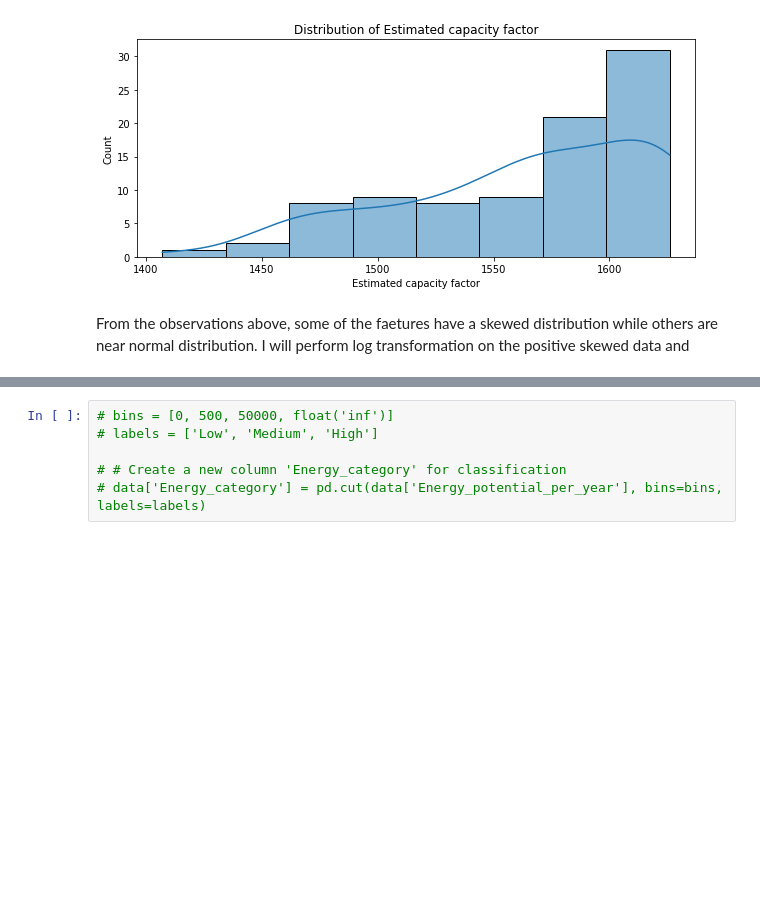
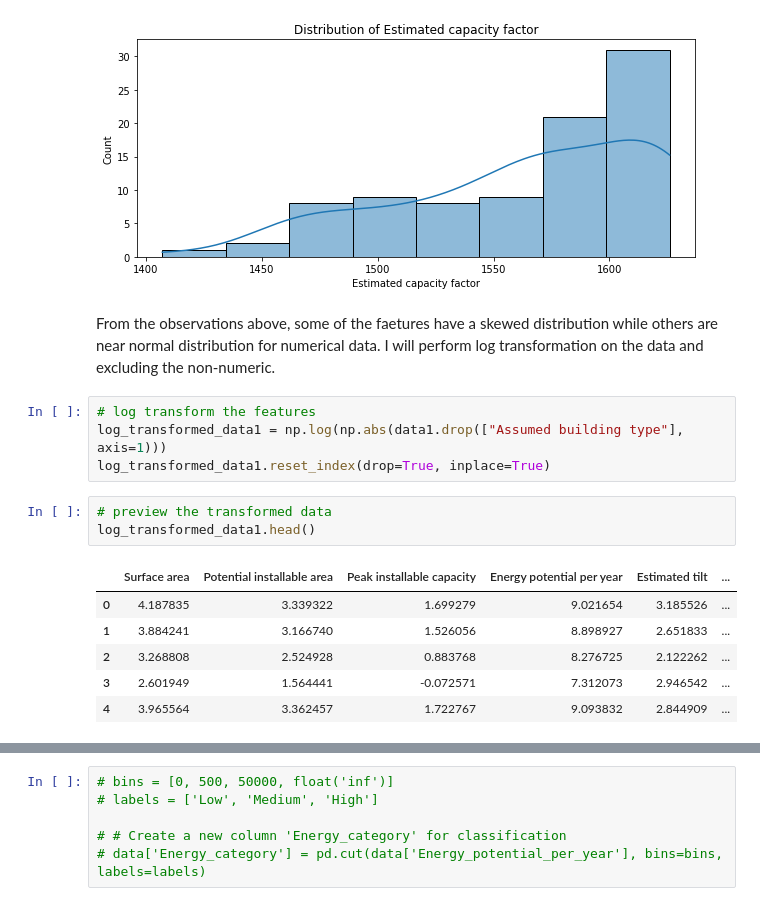
Before and after one commit to James-Kosgei/Phase3..Prjct88, a Jupyter notebook: index.ipynb, the cells around one changed output, grey strips where cells are left out. Drawn from its saved outputs; the diff is of its cells as text; blank space fills up the shorter version.

```diff
--- a/index.ipynb
+++ b/index.ipynb
@@ -293,4 +302,18 @@ for column in data1.select_dtypes(include=['float64', 'int64']).columns:
 [figure]
 [figure]
 # %% [markdown]
-From the observations above, some of the faetures have a skewed distribution while others are near normal distribution. I will perform log transformation on the positive skewed data and
+From the observations above, some of the faetures have a skewed distribution while others are near normal distribution for numerical data. I will perform log transformation on the data and excluding the non-numeric.
+# %%
+# log transform the features
+log_transformed_data1 = np.log(np.abs(data1.drop(["Assumed building type"], axis=1)))
+log_transformed_data1.reset_index(drop=True, inplace=True)
+# %%
+# preview the transformed data
+log_transformed_data1.head()
+# %% [output]
+|  | Surface area | Potential installable area | Peak installable capacity | Energy potential per year | Estimated tilt | ... |
+| 0 | 4.187835 | 3.339322 | 1.699279 | 9.021654 | 3.185526 | ... |
+| 1 | 3.884241 | 3.166740 | 1.526056 | 8.898927 | 2.651833 | ... |
+| 2 | 3.268808 | 2.524928 | 0.883768 | 8.276725 | 2.122262 | ... |
+| 3 | 2.601949 | 1.564441 | -0.072571 | 7.312073 | 2.946542 | ... |
+| 4 | 3.965564 | 3.362457 | 1.722767 | 9.093832 | 2.844909 | ... |
```
Also changed, not shown: parts of 13 cells of this notebook.
